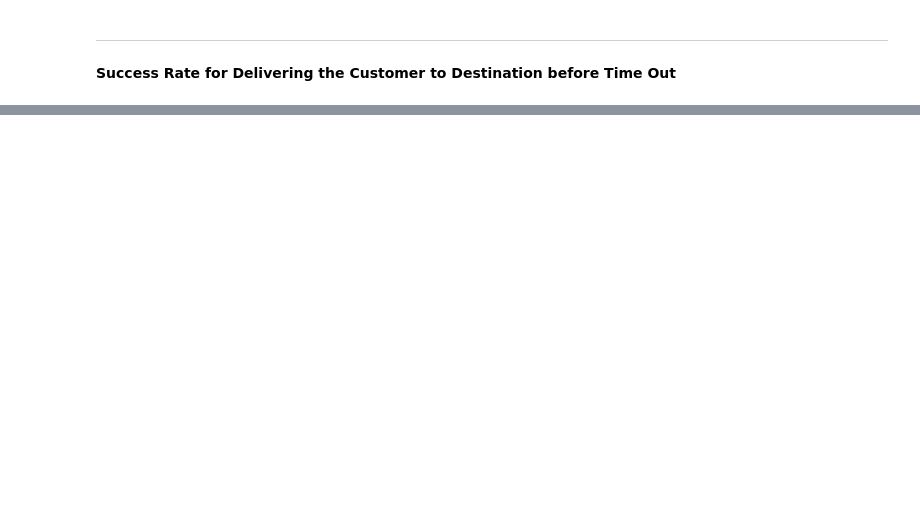
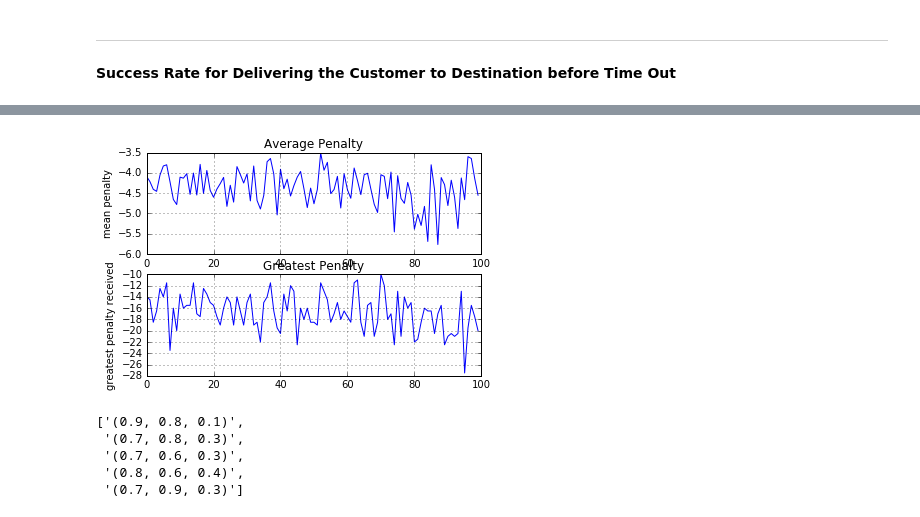
Before and after one commit to zhongyuk/machine-learning, a Jupyter notebook: projects/smartcab/Report.ipynb, the cells around one changed output, grey strips where cells are left out. Cells and saved outputs as stored; diff of their text form; code cells hidden in the pictures; blank space fills up the shorter version.

```diff
--- a/projects/smartcab/Report.ipynb
+++ b/projects/smartcab/Report.ipynb
@@ -76,0 +188,5 @@ plt.plot(param_id, success_rate)
+# %%
+def count_negative(penalty):
+    neg_pen = penalty < 0
+    return sum(neg_pen)
+penalty = data[['penalty','parameters']].groupby('parameters').agg({'penalty': ['mean',count_negative,'min']})
@@ -76,0 +206,20 @@ plt.plot(param_id, success_rate)
+# %%
+plt.subplot(2,1,1); plt.plot(param_id, penalty['penalty']['mean'])
+plt.ylabel('mean penalty'); plt.grid(True); plt.title("Average Penalty")
+plt.subplot(2,1,2); plt.plot(param_id, penalty['penalty']['min'])
+plt.ylabel('greatest penalty received'); plt.grid(True);
+plt.title("Greatest Penalty");plt.show()
+# %% [output]
+[figure, added]
+# %%
+low_avg_penalty_param = list(penalty.index[penalty['penalty']['mean'] >= -4.05] ) # 75 percentile
+low_min_penalty_param = list(penalty.index[penalty['penalty']['min'] >= -14.375] ) # 75 percentile
+low_count_penalty_param = list(penalty.index[penalty['penalty']['count_negative'] <= 90.75]) # 25 percentile
+low_penalty_param = list(set(low_min_penalty_param) & set(low_avg_penalty_param) & set(low_count_penalty_param))
+low_penalty_param
+# %% [output]
+['(0.9, 0.8, 0.1)',
+ '(0.7, 0.8, 0.3)',
+ '(0.7, 0.6, 0.3)',
+ '(0.8, 0.6, 0.4)',
+ '(0.7, 0.9, 0.3)']
```
Also changed, not shown: parts of 34 cells of this notebook, 2 other files.
